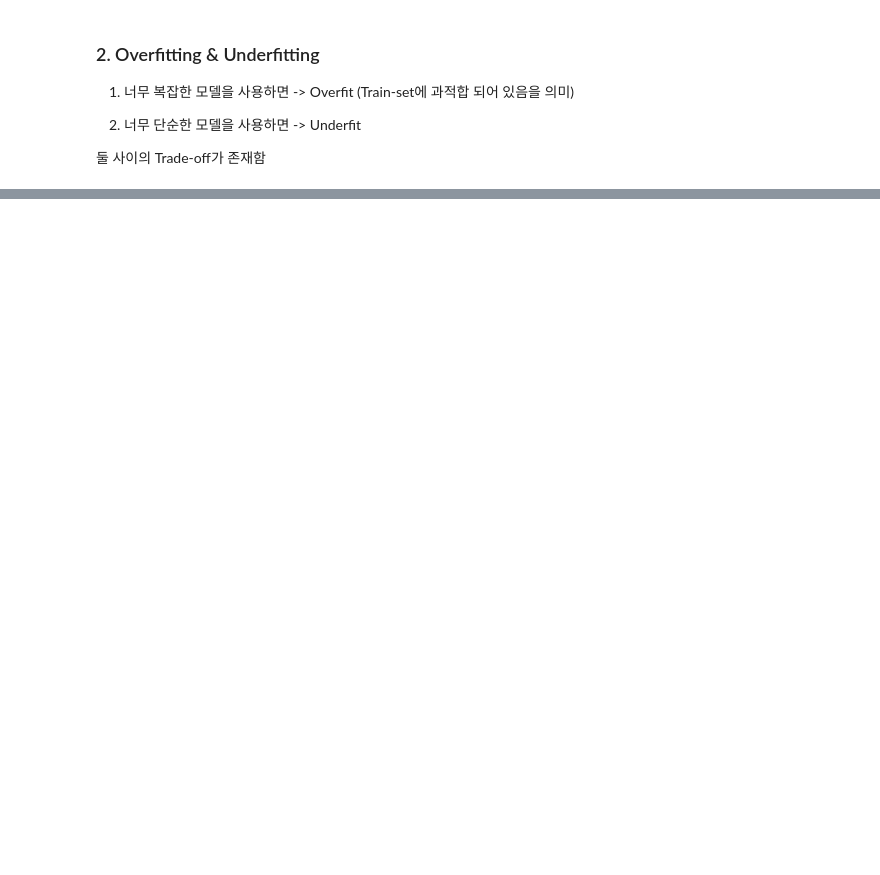
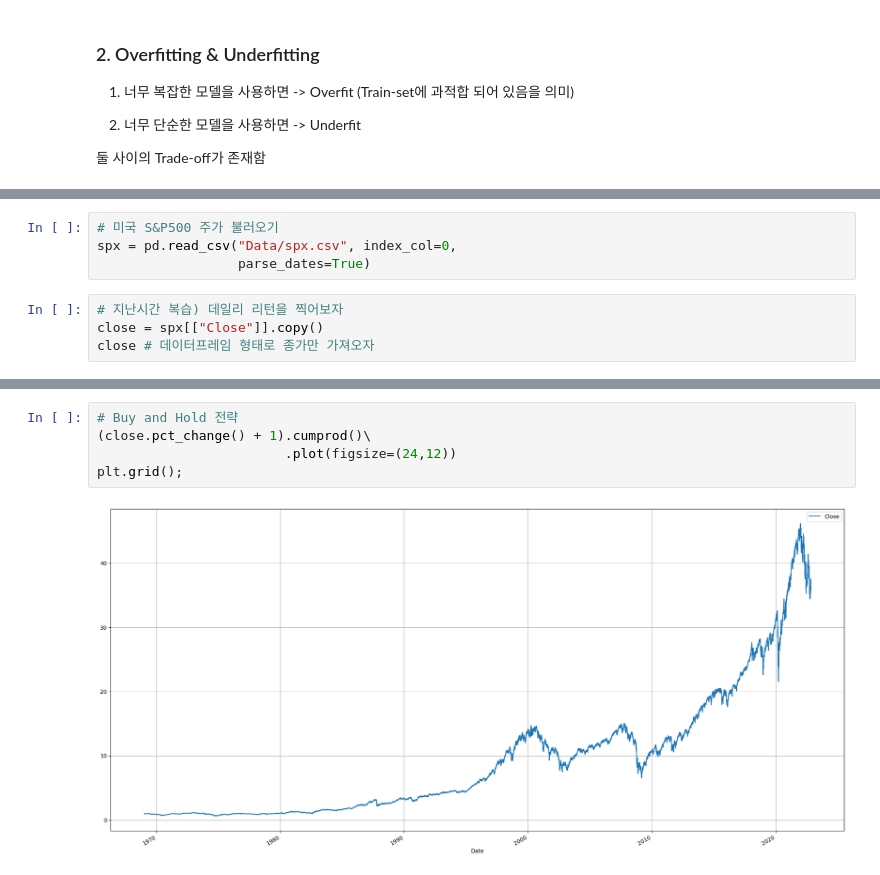
Before and after one commit to Je-Hyeon/FRstudy, a Jupyter notebook: 학기중_스터디/week4/4주차스터디_수업용.ipynb, the cells around one changed output, grey strips where cells are left out. Saved outputs shown, nothing was run; the diff lists cells and outputs as text; blank space fills up the shorter version.

```diff
--- a/학기중_스터디/week4/4주차스터디_수업용.ipynb
+++ b/학기중_스터디/week4/4주차스터디_수업용.ipynb
@@ -377,0 +418,8 @@ plt.plot(X_new,fitted_values, color='r');
+# %%
+# 미국 S&P500 주가 불러오기
+spx = pd.read_csv("Data/spx.csv", index_col=0,
+                  parse_dates=True)
+# %%
+# 지난시간 복습) 데일리 리턴을 찍어보자
+close = spx[["Close"]].copy()
+close # 데이터프레임 형태로 종가만 가져오자
@@ -377,0 +441,7 @@ plt.plot(X_new,fitted_values, color='r');
+# %%
+# Buy and Hold 전략
+(close.pct_change() + 1).cumprod()\
+                        .plot(figsize=(24,12))
+plt.grid();
+# %% [output]
+[figure, added]
```
Also changed, not shown: parts of 61 cells of this notebook, 2 other files.
